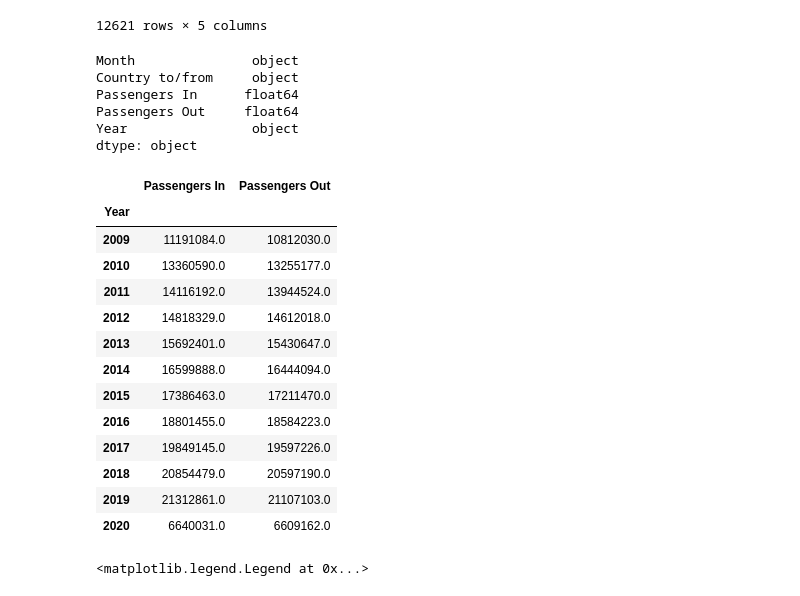
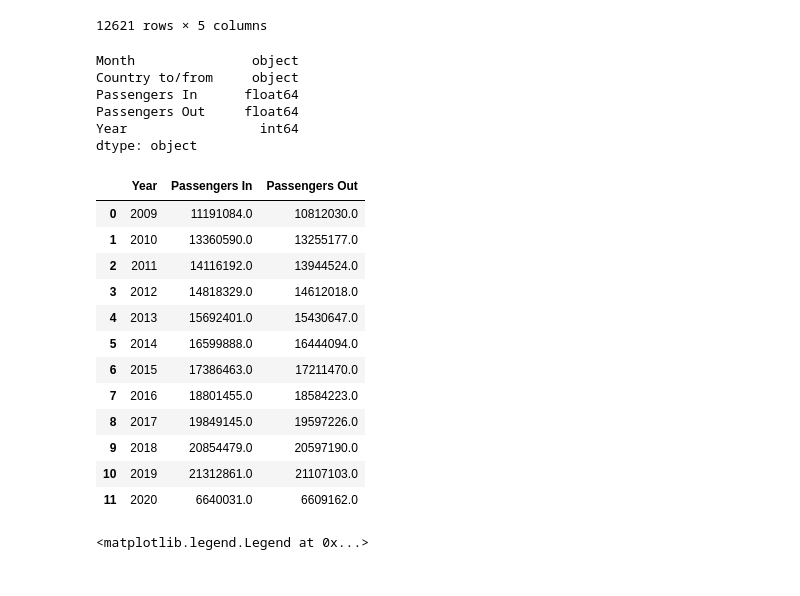
Before and after one commit to dianeyaneza/ebay-espresso, a Jupyter notebook: project_1.ipynb, the cells around one changed output. Drawn from its saved outputs; the diff is of its cells as text; code cells hidden in the pictures.

```diff
--- a/project_1.ipynb
+++ b/project_1.ipynb
@@ -89,7 +90,7 @@ passengers_df
 # change column types
 passengers_df['Passengers In'] = passengers_df['Passengers In'].astype(float)
 passengers_df['Passengers Out'] = passengers_df['Passengers Out'].astype(float)
-passengers_df['Year'] = passengers_df['Year'].astype(str)
+#passengers_df['Year'] = passengers_df['Year'].astype(str)
 # %%
 # check column types
 print (passengers_df.dtypes)
@@ -98,29 +99,29 @@ Month               object
 Country to/from     object
 Passengers In      float64
 Passengers Out     float64
-Year                object
+Year                 int64
 dtype: object
 # %%
 # create data frame by year and number of passengers in/out
 passenger_in_year_grouped = passengers_df.groupby(["Year"])["Passengers In"].sum()
 passenger_out_year_grouped = passengers_df.groupby(["Year"])["Passengers Out"].sum()
 passenger_year_df = pd.DataFrame({'Passengers In': passenger_in_year_grouped,
                    'Passengers Out': passenger_out_year_grouped})
+passenger_year_df = passenger_year_df.reset_index()
 passenger_year_df
 # %% [output]
-|  | Passengers In | Passengers Out |
-| Year |  |  |
-| 2009 | 11191084.0 | 10812030.0 |
-| 2010 | 13360590.0 | 13255177.0 |
-| 2011 | 14116192.0 | 13944524.0 |
-| 2012 | 14818329.0 | 14612018.0 |
-| 2013 | 15692401.0 | 15430647.0 |
-| 2014 | 16599888.0 | 16444094.0 |
-| 2015 | 17386463.0 | 17211470.0 |
-| 2016 | 18801455.0 | 18584223.0 |
-| 2017 | 19849145.0 | 19597226.0 |
-| 2018 | 20854479.0 | 20597190.0 |
-| 2019 | 21312861.0 | 21107103.0 |
-| 2020 | 6640031.0 | 6609162.0 |
+|  | Year | Passengers In | Passengers Out |
+| 0 | 2009 | 11191084.0 | 10812030.0 |
+| 1 | 2010 | 13360590.0 | 13255177.0 |
+| 2 | 2011 | 14116192.0 | 13944524.0 |
+| 3 | 2012 | 14818329.0 | 14612018.0 |
+| 4 | 2013 | 15692401.0 | 15430647.0 |
+| 5 | 2014 | 16599888.0 | 16444094.0 |
+| 6 | 2015 | 17386463.0 | 17211470.0 |
+| 7 | 2016 | 18801455.0 | 18584223.0 |
+| 8 | 2017 | 19849145.0 | 19597226.0 |
+| 9 | 2018 | 20854479.0 | 20597190.0 |
+| 10 | 2019 | 21312861.0 | 21107103.0 |
+| 11 | 2020 | 6640031.0 | 6609162.0 |
 # %%
 # choose values to plot
```
Also changed, not shown: parts of 9 cells of this notebook.
